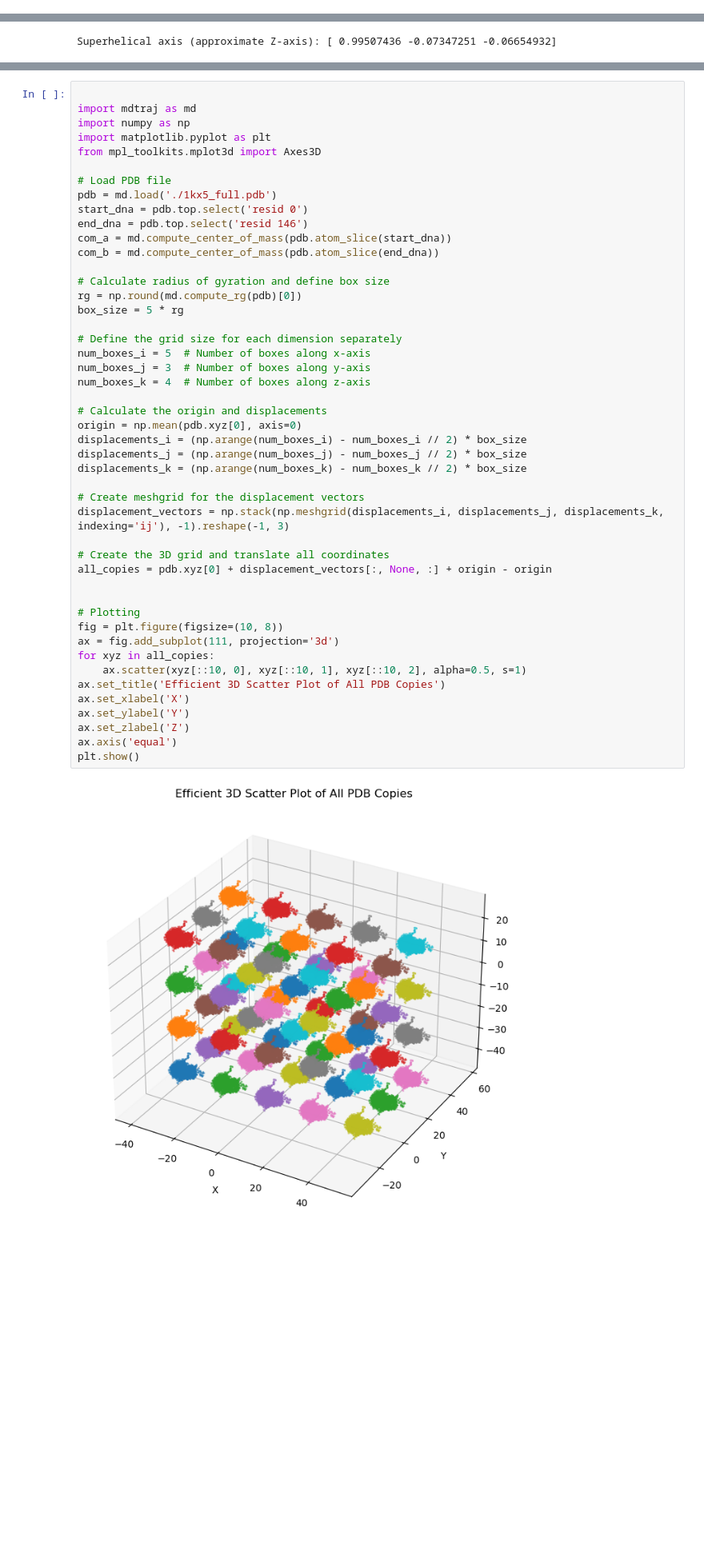
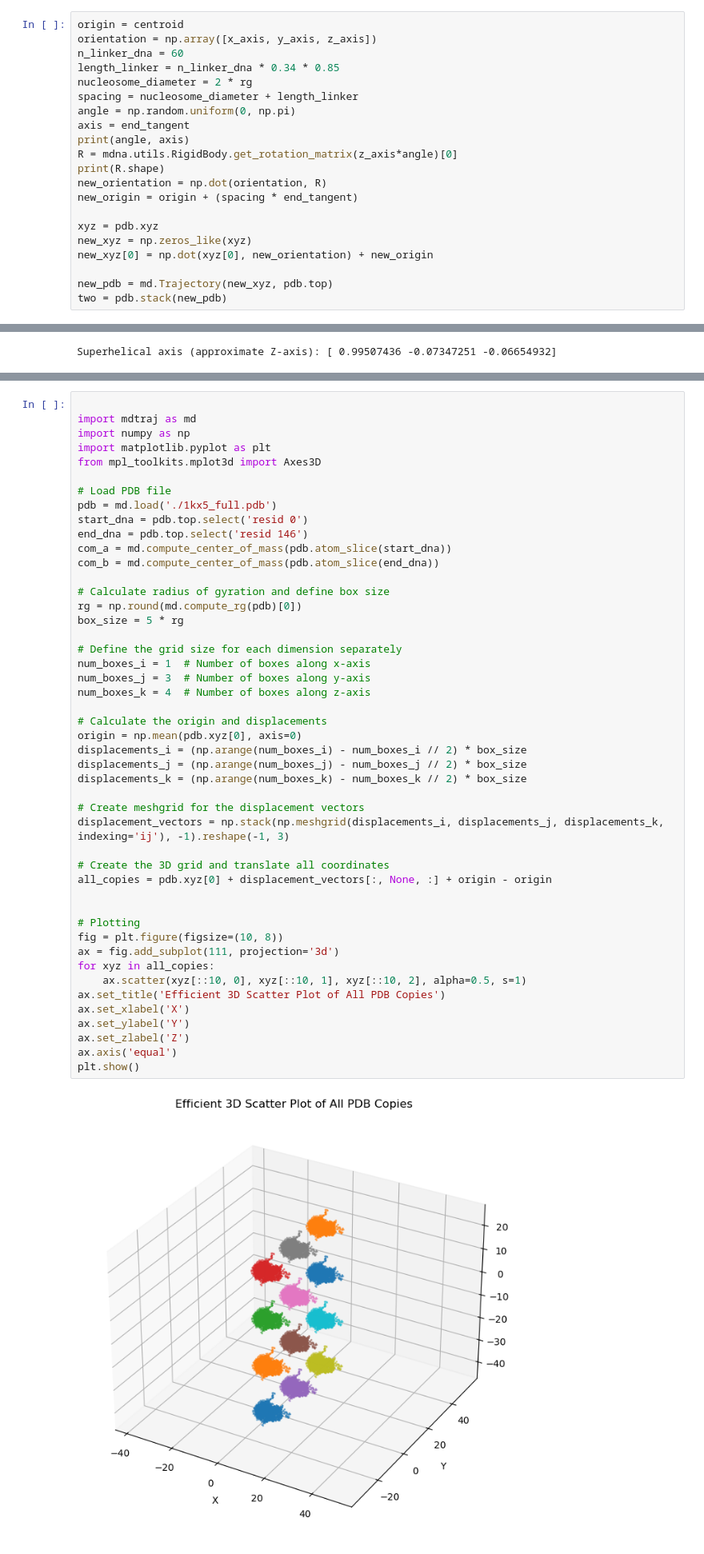
Before and after one commit to Heezch/mdna, a Jupyter notebook: studies/3_chromatin/0_chromatin_maker.ipynb, the cells around one changed output, grey strips where cells are left out. Shown at 80% size. Saved outputs shown, nothing was run; the diff lists cells and outputs as text; blank space fills up the shorter version.

```diff
--- a/studies/3_chromatin/0_chromatin_maker.ipynb
+++ b/studies/3_chromatin/0_chromatin_maker.ipynb
@@ -86,0 +124,21 @@ ax.axis('equal')
+# %%
+origin = centroid
+orientation = np.array([x_axis, y_axis, z_axis])
+n_linker_dna = 60
+length_linker = n_linker_dna * 0.34 * 0.85
+nucleosome_diameter = 2 * rg
+spacing = nucleosome_diameter + length_linker
+angle = np.random.uniform(0, np.pi)
+axis = end_tangent
+print(angle, axis)
+R = mdna.utils.RigidBody.get_rotation_matrix(z_axis*angle)[0]
+print(R.shape)
+new_orientation = np.dot(orientation, R)
+new_origin = origin + (spacing * end_tangent)
+
+xyz = pdb.xyz
+new_xyz = np.zeros_like(xyz)
+new_xyz[0] = np.dot(xyz[0], new_orientation) + new_origin
+
+new_pdb = md.Trajectory(new_xyz, pdb.top)
+two = pdb.stack(new_pdb)
@@ -252,36 +325,36 @@ rg = np.round(md.compute_rg(pdb)[0])
 box_size = 5 * rg
 
 # Define the grid size for each dimension separately
-num_boxes_i = 5  # Number of boxes along x-axis
+num_boxes_i = 1  # Number of boxes along x-axis
 num_boxes_j = 3  # Number of boxes along y-axis
 num_boxes_k = 4  # Number of boxes along z-axis
 
 # Calculate the origin and displacements
 origin = np.mean(pdb.xyz[0], axis=0)
 displacements_i = (np.arange(num_boxes_i) - num_boxes_i // 2) * box_size
 displacements_j = (np.arange(num_boxes_j) - num_boxes_j // 2) * box_size
 displacements_k = (np.arange(num_boxes_k) - num_boxes_k // 2) * box_size
 
 # Create meshgrid for the displacement vectors
 displacement_vectors = np.stack(np.meshgrid(displacements_i, displacements_j, displacements_k, indexing='ij'), -1).reshape(-1, 3)
 
 # Create the 3D grid and translate all coordinates
 all_copies = pdb.xyz[0] + displacement_vectors[:, None, :] + origin - origin
 
 
 # Plotting
 fig = plt.figure(figsize=(10, 8))
 ax = fig.add_subplot(111, projection='3d')
 for xyz in all_copies:
     ax.scatter(xyz[::10, 0], xyz[::10, 1], xyz[::10, 2], alpha=0.5, s=1)
 ax.set_title('Efficient 3D Scatter Plot of All PDB Copies')
 ax.set_xlabel('X')
 ax.set_ylabel('Y')
 ax.set_zlabel('Z')
 ax.axis('equal')
 plt.show()
 # %% [output]
-[figure, old version]
+[figure, new version]
 # %%
 traj_a = md.Trajectory(all_copies[0], pdb.top)
 traj_b = md.Trajectory(all_copies[1], pdb.top)
```
Also changed, not shown: parts of 8 cells of this notebook, 10 other files.
